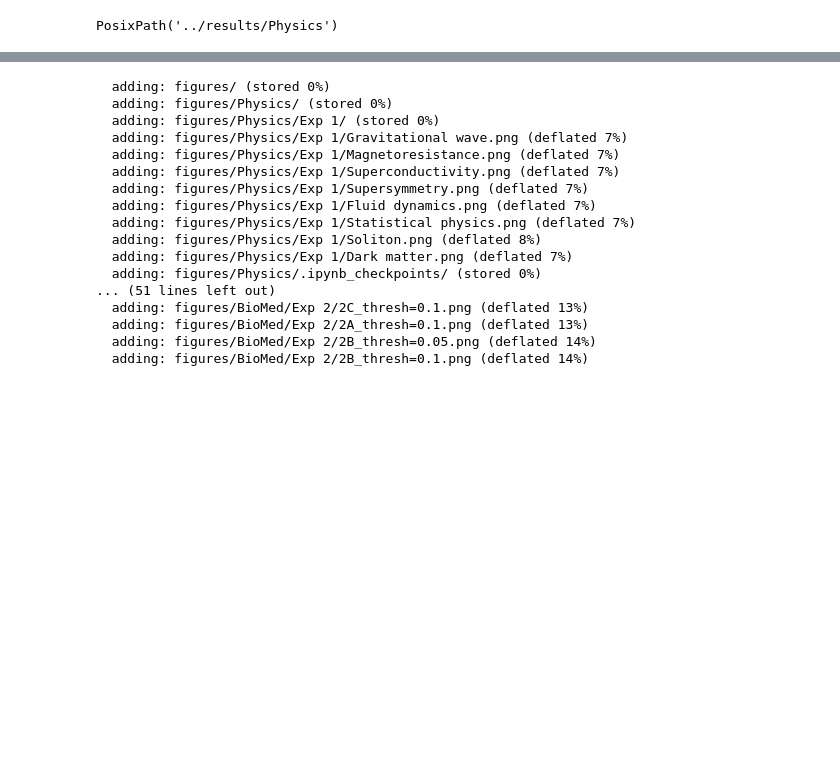
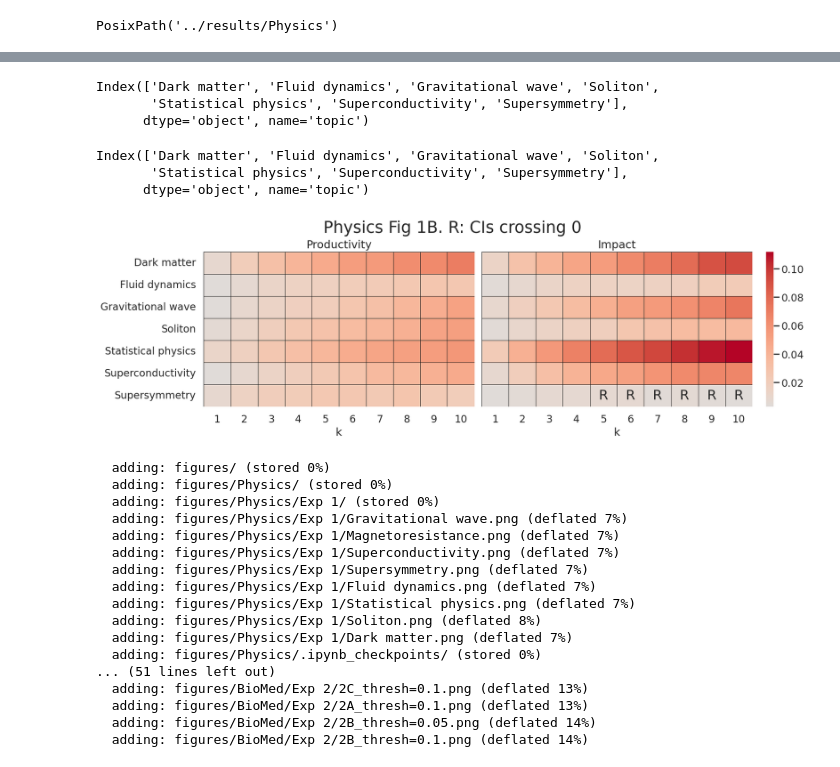
Before and after one commit to satyakisikdar/Collaboration-Topic-Switches, a Jupyter notebook: notebooks/analysis.ipynb, the cells around one changed output, grey strips where cells are left out. Cells and saved outputs as stored; diff of their text form; code cells hidden in the pictures; blank space fills up the shorter version.

```diff
--- a/notebooks/analysis.ipynb
+++ b/notebooks/analysis.ipynb
@@ -417,3 +319,30 @@ plt.close('all')
+# %%
+fig, axs = plt.subplots(nrows=1, ncols=2, squeeze=True, figsize=(16, 5), sharey=True, layout='constrained')
+# cbar_ax = fig.add_axes([.91, .3, .03, .4])
+
+vmin = min(agg_dfs[['Prod_diff_mean', 'Imp1_diff_mean']].min())
+vmax = max(agg_dfs[['Prod_diff_mean', 'Imp1_diff_mean']].max())
+
+plot_topics_heatmap(data=agg_dfs, x='k', y='topic', values='Prod_diff_mean', ax=axs[0], vmin=vmin, vmax=vmax, cbar=False)
+hm = plot_topics_heatmap(data=agg_dfs, x='k', y='topic', values='Imp1_diff_mean', ax=axs[1], vmin=vmin, vmax=vmax, cbar=True)
+
+titles = 'Productivity', 'Impact'
+for i, ax in enumerate(axs):
+    ax.set_ylabel('')
+    ax.set_title(titles[i])
+    # if i > 0:
+    ax.tick_params(left=False, bottom=False)
+    ax.spines[:].set_visible(False)
+
+fig.suptitle(f'{field} Fig 1B. R: CIs crossing 0');
+# %% [output]
+Index(['Dark matter', 'Fluid dynamics', 'Gravitational wave', 'Soliton',
+       'Statistical physics', 'Superconductivity', 'Supersymmetry'],
+      dtype='object', name='topic')
+Index(['Dark matter', 'Fluid dynamics', 'Gravitational wave', 'Soliton',
+       'Statistical physics', 'Superconductivity', 'Supersymmetry'],
+      dtype='object', name='topic')
+[figure, new version]
 # %%
 %%bash
 rm -rf figures.zip
```
Also changed, not shown: parts of 9 cells of this notebook, 3 other files.
